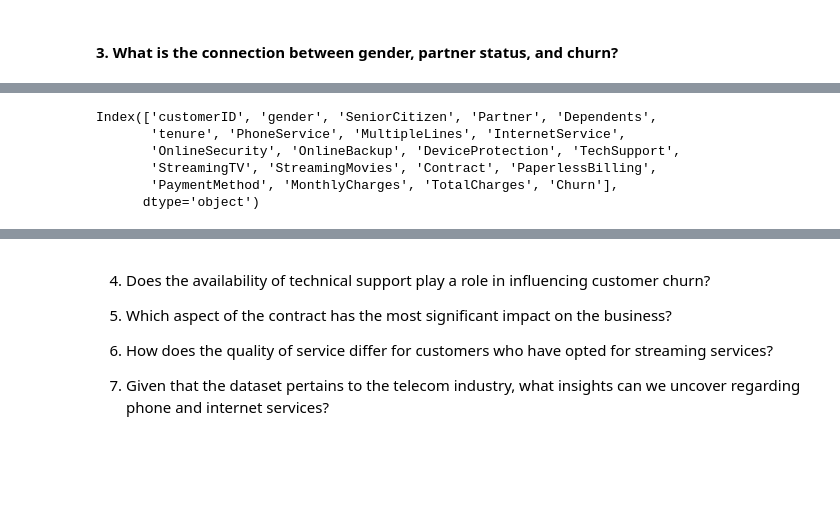
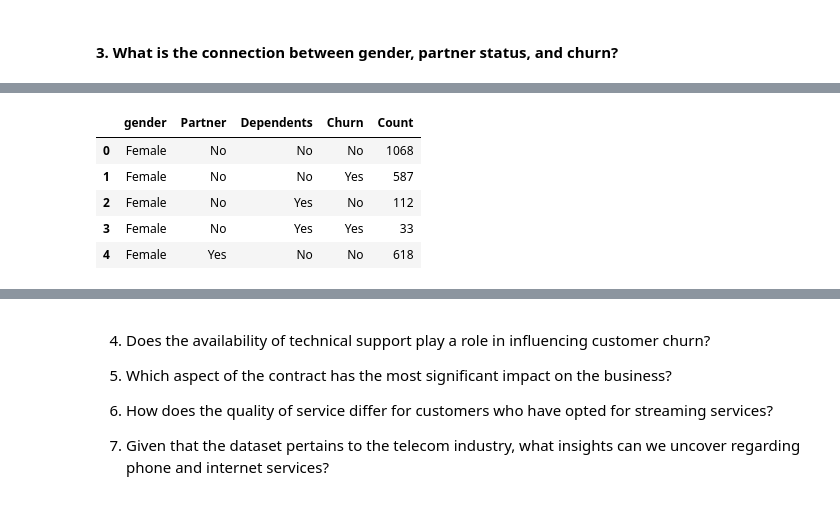
Before and after one commit to 87tana/ChurnPrediction-ML_WebApp, a Jupyter notebook: Customer_Churn_Prediction.ipynb, the cells around one changed output, grey strips where cells are left out. Saved outputs shown, nothing was run; the diff lists cells and outputs as text; code cells hidden in the pictures; blank space fills up the shorter version.

```diff
--- a/Customer_Churn_Prediction.ipynb
+++ b/Customer_Churn_Prediction.ipynb
@@ -277,9 +273,11 @@ df.gender.value_counts(normalize=True).plot(kind='bar')
-# %%
-df.columns
-# %% [output]
-Index(['customerID', 'gender', 'SeniorCitizen', 'Partner', 'Dependents',
-       'tenure', 'PhoneService', 'MultipleLines', 'InternetService',
-       'OnlineSecurity', 'OnlineBackup', 'DeviceProtection', 'TechSupport',
-       'StreamingTV', 'StreamingMovies', 'Contract', 'PaperlessBilling',
-       'PaymentMethod', 'MonthlyCharges', 'TotalCharges', 'Churn'],
-      dtype='object')
+# %%
+# Create the DataFrame
+df_grouped = df.groupby(['gender', 'Partner', 'Dependents', 'Churn']).size().reset_index(name='Count')
+df_grouped.head()
+# %% [output]
+|  | gender | Partner | Dependents | Churn | Count |
+| 0 | Female | No | No | No | 1068 |
+| 1 | Female | No | No | Yes | 587 |
+| 2 | Female | No | Yes | No | 112 |
+| 3 | Female | No | Yes | Yes | 33 |
+| 4 | Female | Yes | No | No | 618 |
```
Also changed, not shown: parts of 6 cells of this notebook.
